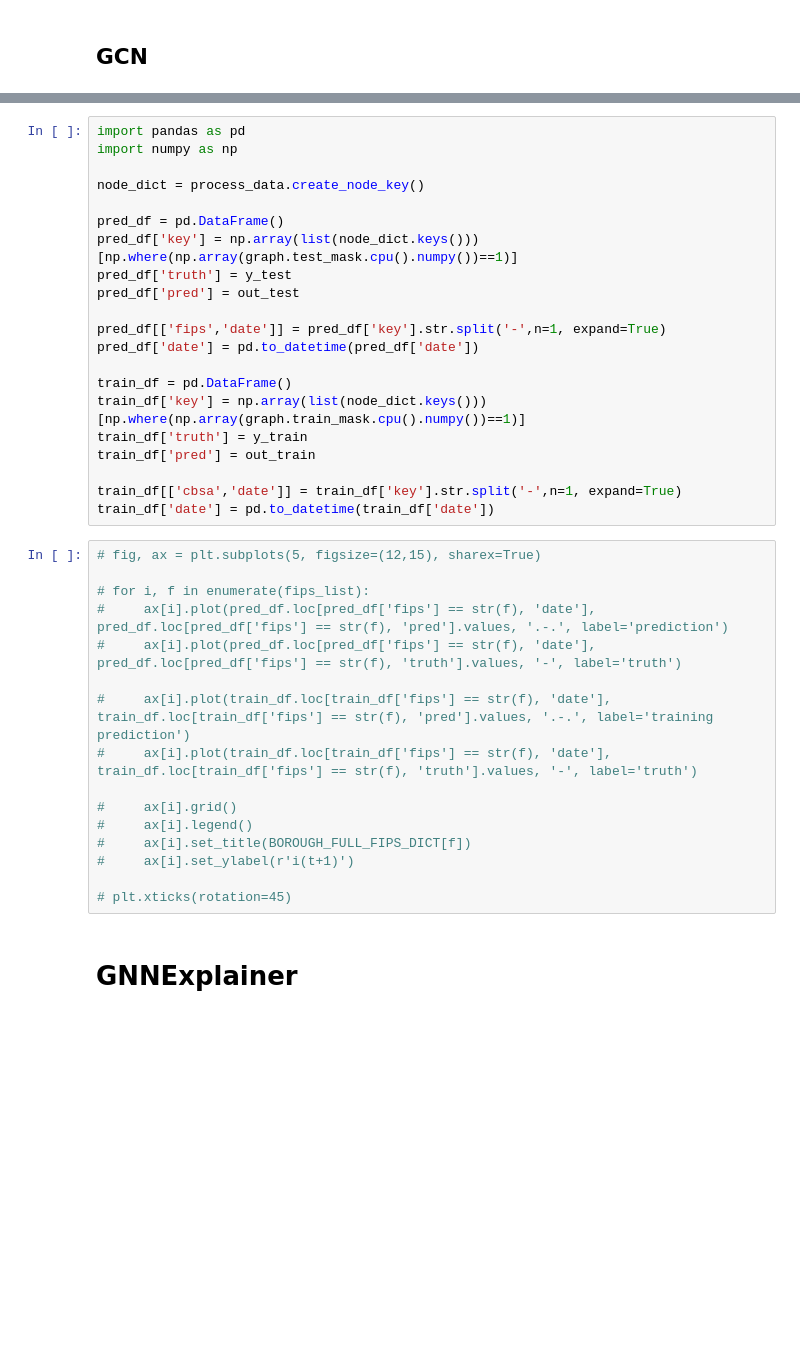
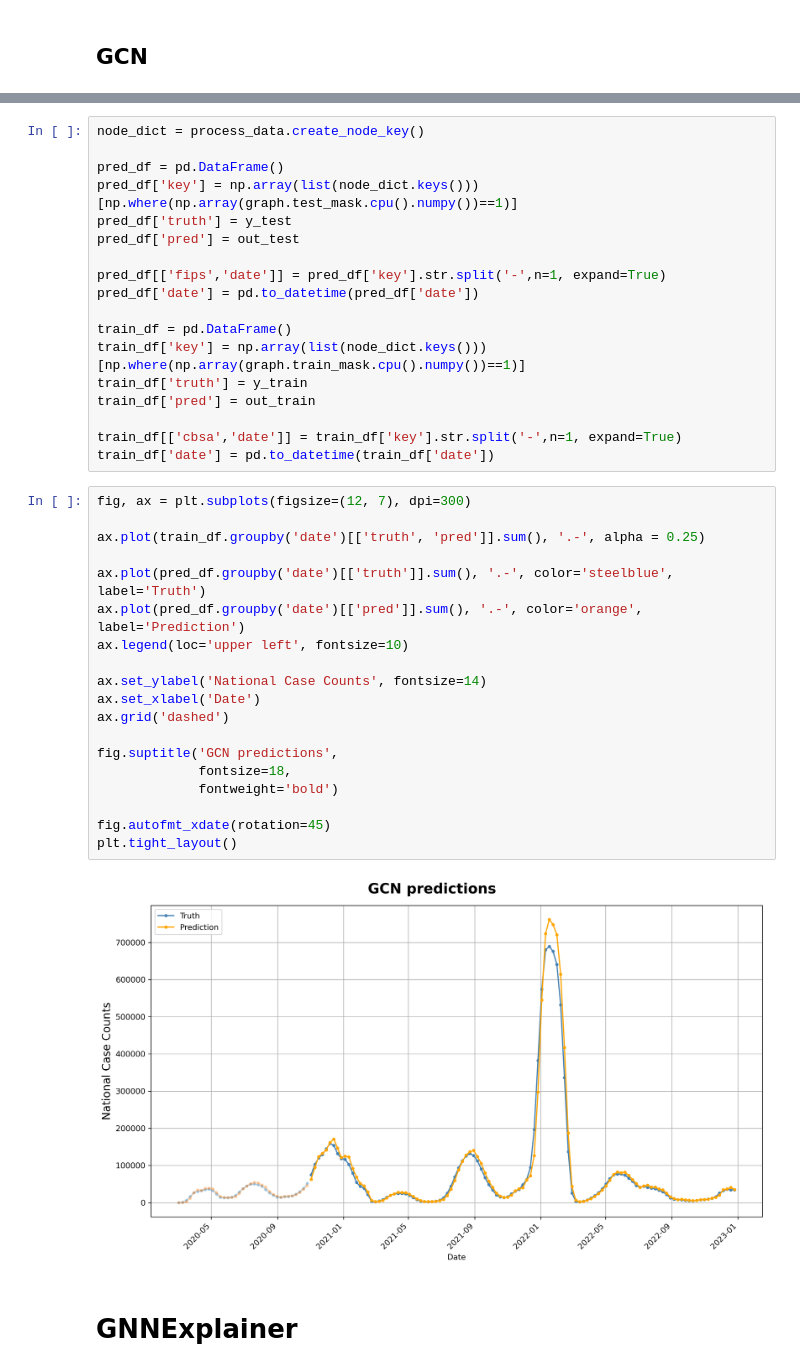
Before and after one commit to hwunrow/cgnn, a Jupyter notebook: src/main.ipynb, the cells around one changed output, grey strips where cells are left out. Cells and saved outputs as stored; diff of their text form; blank space fills up the shorter version.

```diff
--- a/src/main.ipynb
+++ b/src/main.ipynb
@@ -259,7 +297,4 @@ Text(0.5, 1.0, 'Test set')
 # %%
-import pandas as pd
-import numpy as np
-
 node_dict = process_data.create_node_key()
 
 pred_df = pd.DataFrame()
@@ -277,22 +312,27 @@ train_df['pred'] = out_train
 
 train_df[['cbsa','date']] = train_df['key'].str.split('-',n=1, expand=True)
 train_df['date'] = pd.to_datetime(train_df['date'])
-# %%
-# fig, ax = plt.subplots(5, figsize=(12,15), sharex=True)
-
-# for i, f in enumerate(fips_list):
-#     ax[i].plot(pred_df.loc[pred_df['fips'] == str(f), 'date'], pred_df.loc[pred_df['fips'] == str(f), 'pred'].values, '.-.', label='prediction')
-#     ax[i].plot(pred_df.loc[pred_df['fips'] == str(f), 'date'], pred_df.loc[pred_df['fips'] == str(f), 'truth'].values, '-', label='truth')
-
-#     ax[i].plot(train_df.loc[train_df['fips'] == str(f), 'date'], train_df.loc[train_df['fips'] == str(f), 'pred'].values, '.-.', label='training prediction')
-#     ax[i].plot(train_df.loc[train_df['fips'] == str(f), 'date'], train_df.loc[train_df['fips'] == str(f), 'truth'].values, '-', label='truth')
-
-#     ax[i].grid()
-#     ax[i].legend()
-#     ax[i].set_title(BOROUGH_FULL_FIPS_DICT[f])
-#     ax[i].set_ylabel(r'i(t+1)')
-
-# plt.xticks(rotation=45)
+# %%
+fig, ax = plt.subplots(figsize=(12, 7), dpi=300)
+
+ax.plot(train_df.groupby('date')[['truth', 'pred']].sum(), '.-', alpha = 0.25)
+
+ax.plot(pred_df.groupby('date')[['truth']].sum(), '.-', color='steelblue', label='Truth')
+ax.plot(pred_df.groupby('date')[['pred']].sum(), '.-', color='orange', label='Prediction')
+ax.legend(loc='upper left', fontsize=10)
+
+ax.set_ylabel('National Case Counts', fontsize=14)
+ax.set_xlabel('Date')
+ax.grid('dashed')
+
+fig.suptitle('GCN predictions',
+             fontsize=18,
+             fontweight='bold')
+
+fig.autofmt_xdate(rotation=45)
+plt.tight_layout()
+# %% [output]
+[figure, added]
 # %% [markdown]
 # GNNExplainer
 # %%
```
Also changed, not shown: parts of 52 cells of this notebook, 1 other file.
